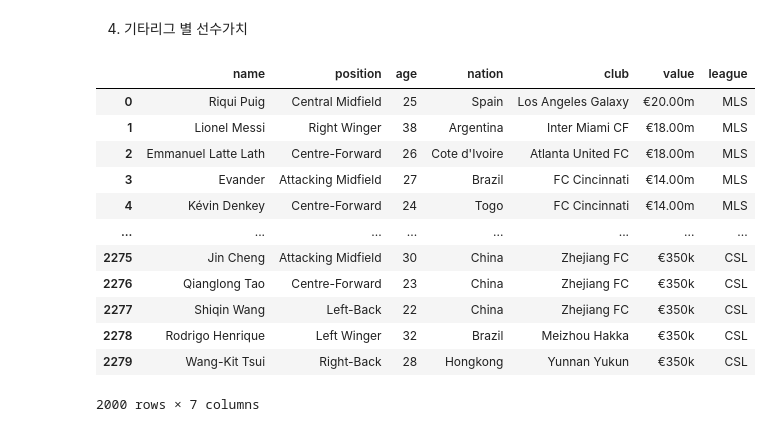
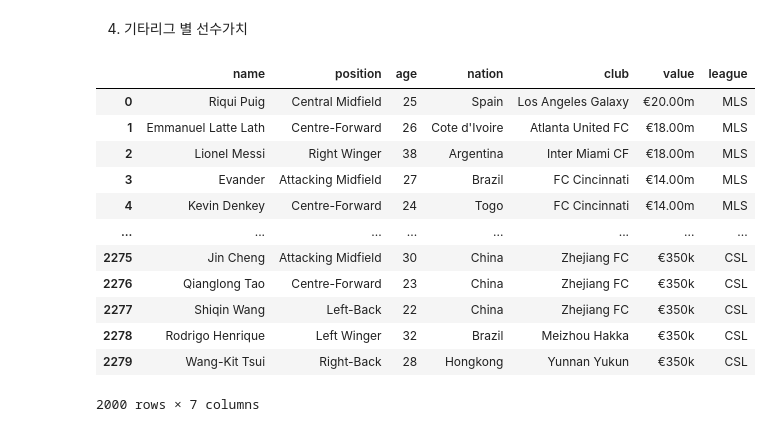
Before and after one commit to sesac-dragon/project_jeon99yu, a Jupyter notebook: crawlers/transfermarkt.ipynb, the cells around one changed output. Cells and saved outputs as stored; diff of their text form; code cells hidden in the pictures.

```diff
--- a/crawlers/transfermarkt.ipynb
+++ b/crawlers/transfermarkt.ipynb
@@ -33,7 +33,7 @@ for position_key, position_value in position_urls.items():
         for info in player_info:
             player = info.find_all('td')
             all_positions.append({
-                'name': player[3].text.strip(),
+                'name': unidecode(player[3].text.strip()),
                 'position': player[4].text.strip(),
                 'age': player[5].text.strip(),
                 'nation': player[6].img['alt'] if player[6].find('img') else '',
@@ -41,12 +41,11 @@ for position_key, position_value in position_urls.items():
                 'value': player[8].text.strip()
                 })
 
+positions_df = pd.DataFrame(all_positions)
+positions_df = positions_df.drop_duplicates()
 
-all_positions_df = pd.DataFrame(all_positions)
-all_positions_df = all_positions_df.drop_duplicates()
-
-all_positions_df.to_csv('../data/transfermarkt_all_positions.csv', index=False, encoding='utf-8-sig')
-all_positions_df
+positions_df.to_csv('../data/tfm_positions.csv', index=False, encoding='utf-8-sig')
+positions_df
 # %% [output]
 |  | name | position | age | nation | club | value |
 | 0 | Lamine Yamal | Right Winger | 18 | Spain | FC Barcelona | €200.00m |
@@ -371,7 +128,7 @@ confederation_ids = {
     'OFC': 6 # 오세아니아 축구 연맹
 }
 
-all_confederation = []
+confederation = []
 
 for confederation_key, kontinent_id in confederation_ids.items():
     for page in range(1, 21):
@@ -382,8 +139,8 @@ for confederation_key, kontinent_id in confederation_ids.items():
 
         for info in player_info:
             player = info.find_all('td')
-            all_confederation.append({
-                'name': player[3].text.strip(),
+            confederation.append({
+                'name': unidecode(player[3].text.strip()),
                 'position': player[4].text.strip(),
                 'age': player[5].text.strip(),
                 'nation': player[6].find('img').get('alt') if player[6].find('img') else '',
@@ -392,11 +149,11 @@ for confederation_key, kontinent_id in confederation_ids.items():
                 'confederation': confederation_key
                 })
 
-all_confederation_df = pd.DataFrame(all_confederation)
-all_confederation_df = all_confederation_df.drop_duplicates()
+confederation_df = pd.DataFrame(confederation)
+confederation_df = confederation_df.drop_duplicates()
 
-all_confederation_df.to_csv('../data/transfermarkt_all_confederation.csv', index=False, encoding='utf-8-sig')
-all_confederation_df
+confederation_df.to_csv('../data/tfm_confederation.csv', index=False, encoding='utf-8-sig')
+confederation_df
 # %% [output]
 |  | name | position | age | nation | club | value | confederation |
 | 0 | Kaoru Mitoma | Left Winger | 28 | Japan | Brighton & Hove Albion | €40.00m | UEFA |
@@ -459,6 +216,8 @@ for league_name, code in league_codes.items():
                     trs = inline_table.find_all('tr')
                     name_tag = trs[0].find('a') if len(trs) > 0 else None
                     name = name_tag.text.strip() if name_tag else ''
+                    name = unidecode(name)
+
                     position_td = trs[1].find('td') if len(trs) > 1 else None
                     position = position_td.text.strip() if position_td else ''
 
@@ -474,39 +233,38 @@ for league_name, code in league_codes.items():
                     elif td.find('img'):
                         club_img = td.find('img')
                         club = club_img['alt'] if club_img and club_img.has_attr('alt') else ''
 
                 value_td = info.find('td', class_='rechts hauptlink')
                 value_tag = value_td.find('a') if value_td else None
                 value = value_tag.text.strip() if value_tag else value_td.text.strip() if value_td else ''
 
                 other_leagues.append({
                     'name': name,
                     'position': position,
                     'age': age,
                     'nation': nation,
                     'club': club,
                     'value': value,
                     'league': league_name
                 })
 
             except Exception as e:
                 print(f"[Error] {e}")
 
         time.sleep(1)
 
 other_leagues_df = pd.DataFrame(other_leagues)
-other_leagues_df = other_leagues_df.drop_duplicates()
 other_leagues_df = other_leagues_df[other_leagues_df['name'].str.strip() != '']
 
-other_leagues_df.to_csv('../data/transfermarkt_other_leagues.csv', index=False, encoding='utf-8-sig')
+other_leagues_df.to_csv('../data/tfm_otherleagues.csv', index=False, encoding='utf-8-sig')
 other_leagues_df
 # %% [output]
 |  | name | position | age | nation | club | value | league |
 | 0 | Riqui Puig | Central Midfield | 25 | Spain | Los Angeles Galaxy | €20.00m | MLS |
-| 1 | Lionel Messi | Right Winger | 38 | Argentina | Inter Miami CF | €18.00m | MLS |
-| 2 | Emmanuel Latte Lath | Centre-Forward | 26 | Cote d'Ivoire | Atlanta United FC | €18.00m | MLS |
+| 1 | Emmanuel Latte Lath | Centre-Forward | 26 | Cote d'Ivoire | Atlanta United FC | €18.00m | MLS |
+| 2 | Lionel Messi | Right Winger | 38 | Argentina | Inter Miami CF | €18.00m | MLS |
 | 3 | Evander | Attacking Midfield | 27 | Brazil | FC Cincinnati | €14.00m | MLS |
-| 4 | Kévin Denkey | Centre-Forward | 24 | Togo | FC Cincinnati | €14.00m | MLS |
+| 4 | Kevin Denkey | Centre-Forward | 24 | Togo | FC Cincinnati | €14.00m | MLS |
 | ... | ... | ... | ... | ... | ... | ... | ... |
 | 2275 | Jin Cheng | Attacking Midfield | 30 | China | Zhejiang FC | €350k | CSL |
 | 2276 | Qianglong Tao | Centre-Forward | 23 | China | Zhejiang FC | €350k | CSL |
```
Also changed, not shown: parts of 16 cells of this notebook.
